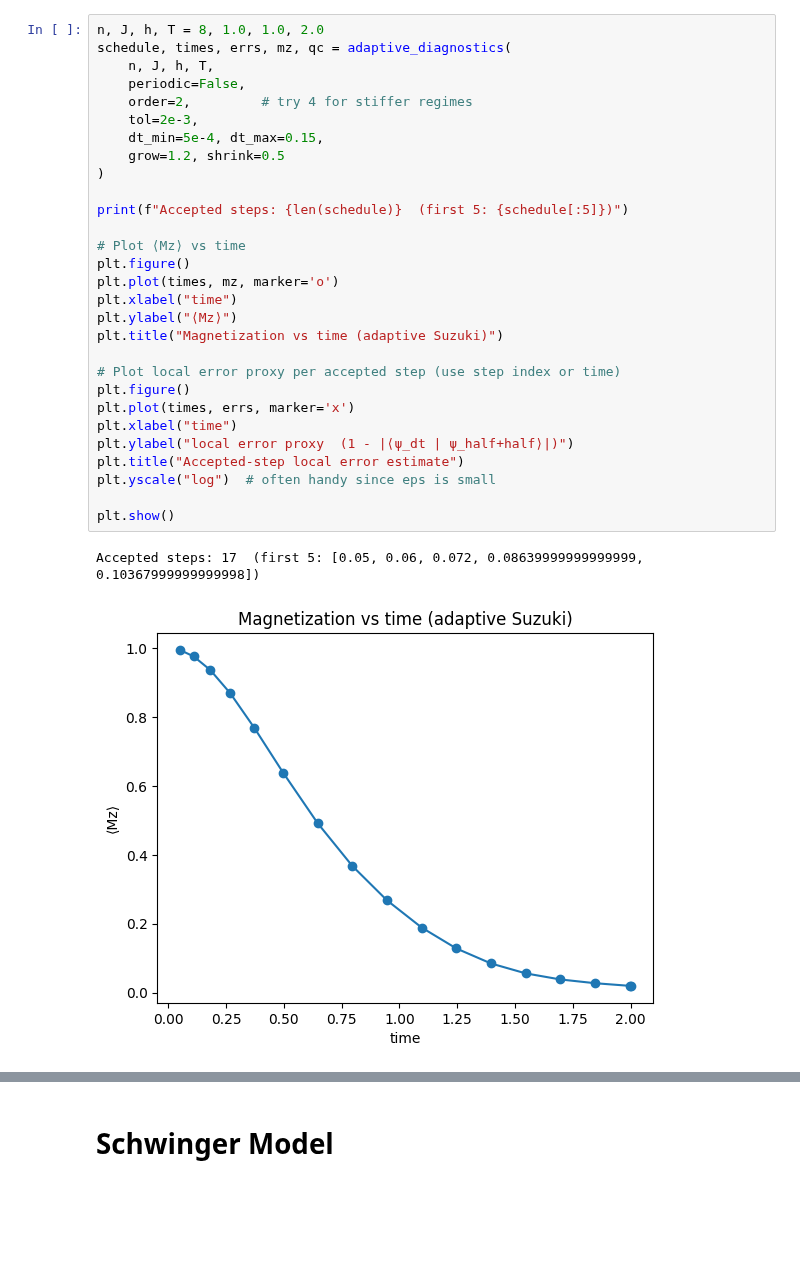
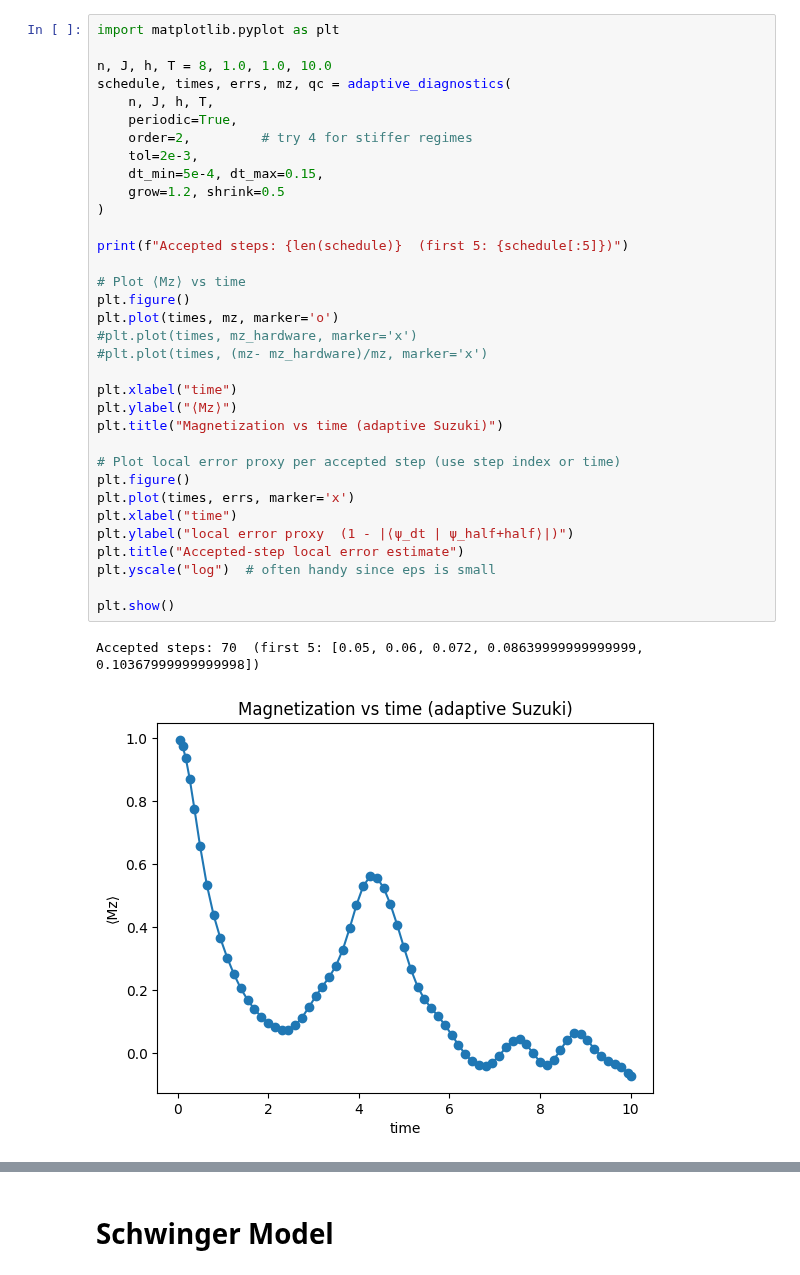
Before and after one commit to cogburner/Quantum-Schwinger, a Jupyter notebook: adaptive_scratch.ipynb, the cells around one changed output, grey strips where cells are left out. Drawn from its saved outputs; the diff is of its cells as text; blank space fills up the shorter version.

```diff
--- a/adaptive_scratch.ipynb
+++ b/adaptive_scratch.ipynb
@@ -242,34 +238,39 @@ print(samp_job.result())
 # %% [output]
 PrimitiveResult([SamplerPubResult(data=DataBin(c=BitArray(<shape=(), num_shots=4000, num_bits=8>)), metadata={'shots': 4000, 'circuit_metadata': {}, 'simulator_metadata': {'time_taken_parameter_bindin ...
 # %%
-n, J, h, T = 8, 1.0, 1.0, 2.0
+import matplotlib.pyplot as plt
+
+n, J, h, T = 8, 1.0, 1.0, 10.0
 schedule, times, errs, mz, qc = adaptive_diagnostics(
     n, J, h, T,
-    periodic=False,
+    periodic=True,
     order=2,         # try 4 for stiffer regimes
     tol=2e-3,
     dt_min=5e-4, dt_max=0.15,
     grow=1.2, shrink=0.5
 )
 
 print(f"Accepted steps: {len(schedule)}  (first 5: {schedule[:5]})")
 
 # Plot ⟨Mz⟩ vs time
 plt.figure()
 plt.plot(times, mz, marker='o')
+#plt.plot(times, mz_hardware, marker='x')
+#plt.plot(times, (mz- mz_hardware)/mz, marker='x')
+
 plt.xlabel("time")
 plt.ylabel("⟨Mz⟩")
 plt.title("Magnetization vs time (adaptive Suzuki)")
 
 # Plot local error proxy per accepted step (use step index or time)
 plt.figure()
 plt.plot(times, errs, marker='x')
 plt.xlabel("time")
 plt.ylabel("local error proxy  (1 - |⟨ψ_dt | ψ_half+half⟩|)")
 plt.title("Accepted-step local error estimate")
 plt.yscale("log")  # often handy since eps is small
 
 plt.show()
 # %% [output]
-Accepted steps: 17  (first 5: [0.05, 0.06, 0.072, 0.08639999999999999, 0.10367999999999998])
+Accepted steps: 70  (first 5: [0.05, 0.06, 0.072, 0.08639999999999999, 0.10367999999999998])
-[figure, old version]
+[figure, new version]
```
Also changed, not shown: parts of 44 cells of this notebook.
